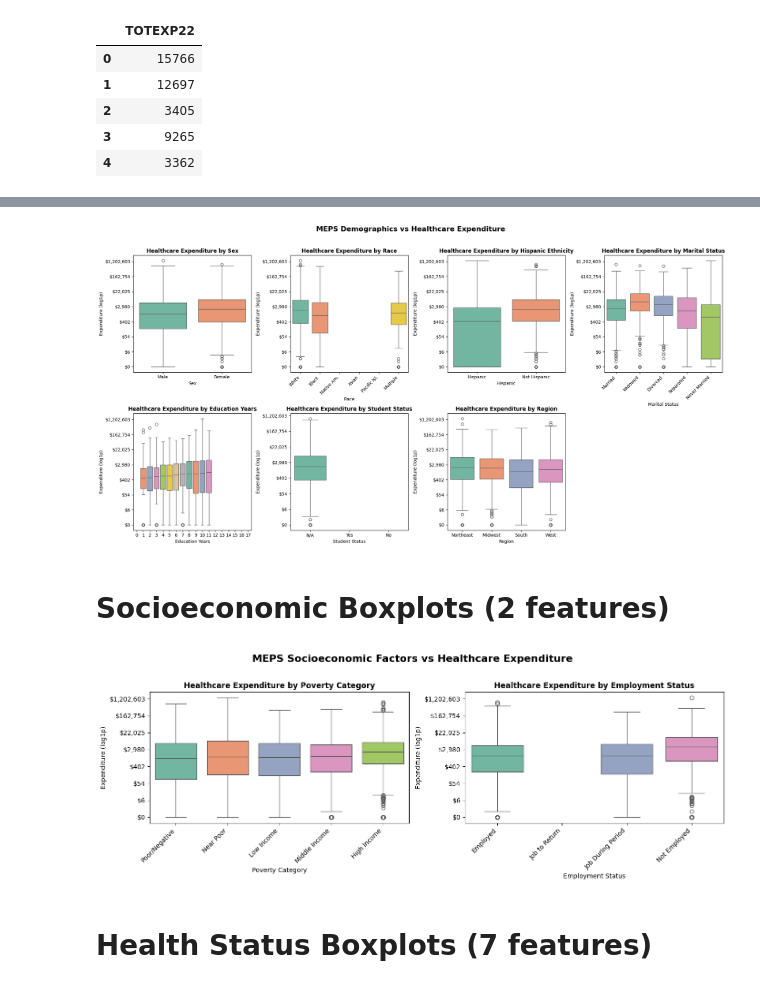
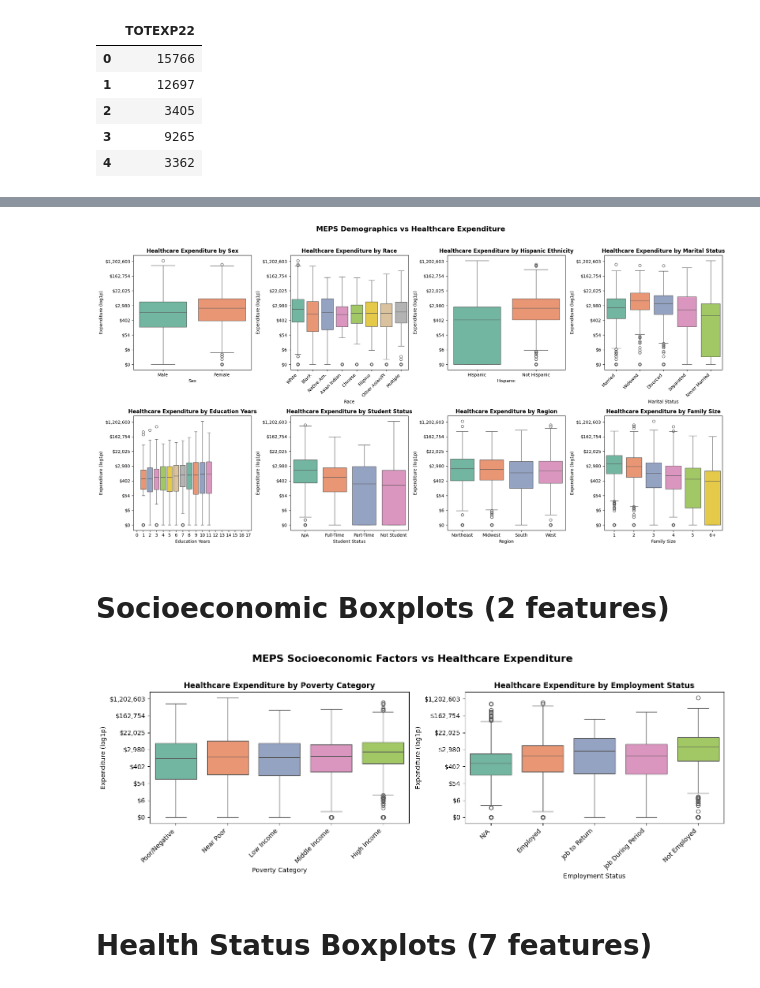
Before and after one commit to CL3364/health-insurance-risk-modeling-with-MEPS, a Jupyter notebook: notebooks/eda.ipynb, the cells around one changed output, grey strips where cells are left out. Saved outputs shown, nothing was run; the diff lists cells and outputs as text; code cells hidden in the pictures.

```diff
--- a/notebooks/eda.ipynb
+++ b/notebooks/eda.ipynb
@@ -148,7 +151,7 @@ rename_map = {
     # IDs
     "DUPERSID": "person_id",
 
-    # Demographics
+    # Demographics (NOTE: AGE22X is top-coded at 85 - values of 85 represent ages >= 85)
     "AGE22X": "age",
     "SEX": "sex",
     "RACEV2X": "race",
@@ -161,10 +164,10 @@ rename_map = {
     # SES / income / employment
     "POVCAT22": "poverty_category",
     "FAMINC22": "family_income",          # (often categorical or edited; keep name explicit)
-    "TTLP22X": "total_family_income",
+    "TTLP22X": "total_person_income",
     "WAGEP22X": "wage_income",
     "BUSNP22X": "business_income",
-    "EMPST53": "employment_status",   # “53” ≈ end-of-year / late-round status (end of the year)
+    "EMPST53": "employment_status",   # "53" ≈ end-of-year / late-round status (end of the year)
 
     # Self-reported health (end-of-year style)
     "RTHLTH53": "self_rated_health",                # (end of the year)
@@ -204,8 +207,11 @@ rename_map = {
     "VAEV22": "has_va_coverage",
     "UNINS22": "uninsured_status",
 
-    # Weights
-    "PERWT22F": "person_weight",
+    # Weights / Utilization / BMI
+    "ADBMI42": "bmi",              # Adult BMI (ages 18+), top-coded at 50, bottom-coded at 10
+    "CHBMIX42": "child_bmi",       # Child BMI (ages 6-17), top-coded at 50, bottom-coded at 10
+    "HAVEUS42": "has_usual_care",
+    "FAMSZE22": "family_size",
 
     # Target
     "TOTEXP22": "total_healthcare_expenditure",
@@ -382,6 +386,7 @@ analysis_df = pd.DataFrame({
     "race": meps["race"],
     "hispanic": meps["hispanic"],
     "marital_status": meps["marital_status"],
+    "family_size": meps["family_size"],
     "education_years": clean(meps["education_years"]),
     "is_student": meps["is_student"],
     "region_2022": meps["region_2022"],
@@ -419,6 +424,7 @@ analysis_df = pd.DataFrame({
     "has_medicaid": meps["has_medicaid"],
     "has_va_coverage": meps["has_va_coverage"],
     "uninsured_status": meps["uninsured_status"],
+    "has_usual_care": meps["has_usual_care"]
 })
 
 # Common variables for boxplots
@@ -438,13 +444,15 @@ axes[0].set_ylabel("Expenditure (log1p)")
 axes[0].yaxis.set_major_formatter(FuncFormatter(to_dollar))
 axes[0].set_xticklabels(["Male", "Female"])
 
-# Race
+# Race (updated to match actual data values)
 race_order = [
     "1 WHITE - NO OTHER RACE REPORTED",
     "2 BLACK - NO OTHER RACE REPORTED",
-    "3 AMER INDIAN/ALASKA NATIVE-NO OTH",
-    "4 ASIAN - NO OTHER RACE REPORTED",
-    "5 NATIVE HAWAIIAN/PACIFIC ISL-NO O",
+    "3 AMER INDIAN/ALASKA NATIVE-NO OTHER RACE",
+    "4 ASIAN INDIAN - NO OTHER RACE REPORTED",
+    "5 CHINESE - NO OTHER RACE REPORTED",
+    "6 FILIPINO - NO OTHER RACE REPORTED",
+    "10 OTH ASIAN/NATV HAWAIIAN/PACFC ISL-NO OTH",
     "12 MULTIPLE RACES REPORTED"
 ]
 sns.boxplot(data=analysis_df, x="race", y="expenditure_log", ax=axes[1], palette="Set2", order=race_order)
@@ -452,7 +460,7 @@ axes[1].set_title("Healthcare Expenditure by Race", fontsize=12, fontweight="bol
 axes[1].set_xlabel("Race")
 axes[1].set_ylabel("Expenditure (log1p)")
 axes[1].yaxis.set_major_formatter(FuncFormatter(to_dollar))
-axes[1].set_xticklabels(["White", "Black", "Native Am.", "Asian", "Pacific Isl.", "Multiple"], rotation=45, ha="right")
+axes[1].set_xticklabels(["White", "Black", "Native Am.", "Asian Indian", "Chinese", "Filipino", "Other Asian/PI", "Multiple"], rotation=45, ha="right")
 
 # Hispanic
 sns.boxplot(data=analysis_df, x="hispanic", y="expenditure_log", ax=axes[2], palette="Set2", order=["1 HISPANIC", "2 NOT HISPANIC"])
@@ -473,38 +481,45 @@ axes[3].set_xticklabels(["Married", "Widowed", "Divorced", "Separated", "Never M
 
 # Education Years (numeric 0-17)
 education_order = [0, 1, 2, 3, 4, 5, 6, 7, 8, 9, 10, 11, 12, 13, 14, 15, 16, 17]
 sns.boxplot(data=analysis_df, x="education_years", y="expenditure_log", ax=axes[4], palette="Set2", order=education_order)
 axes[4].set_title("Healthcare Expenditure by Education Years", fontsize=12, fontweight="bold")
 axes[4].set_xlabel("Education Years")
 axes[4].set_ylabel("Expenditure (log1p)")
 axes[4].yaxis.set_major_formatter(FuncFormatter(to_dollar))
 axes[4].tick_params(axis="x", rotation=0)
 
-# Is Student
-student_order = ["-1 INAPPLICABLE", "1 YES", "2 NO"]
+# Is Student (updated to match actual data values)
+student_order = ["-1 INAPPLICABLE", "1 FULL-TIME STUDENT", "2 PART-TIME STUDENT", "3 NOT A STUDENT"]
 sns.boxplot(data=analysis_df, x="is_student", y="expenditure_log", ax=axes[5], palette="Set2", order=student_order)
 axes[5].set_title("Healthcare Expenditure by Student Status", fontsize=12, fontweight="bold")
 axes[5].set_xlabel("Student Status")
 axes[5].set_ylabel("Expenditure (log1p)")
 axes[5].yaxis.set_major_formatter(FuncFormatter(to_dollar))
-axes[5].set_xticklabels(["N/A", "Yes", "No"])
+axes[5].set_xticklabels(["N/A", "Full-Time", "Part-Time", "Not Student"])
 
 # Region
 region_order = ["1 NORTHEAST", "2 MIDWEST", "3 SOUTH", "4 WEST"]
 sns.boxplot(data=analysis_df, x="region_2022", y="expenditure_log", ax=axes[6], palette="Set2", order=region_order)
 axes[6].set_title("Healthcare Expenditure by Region", fontsize=12, fontweight="bold")
 axes[6].set_xlabel("Region")
 axes[6].set_ylabel("Expenditure (log1p)")
 axes[6].yaxis.set_major_formatter(FuncFormatter(to_dollar))
 axes[6].set_xticklabels(["Northeast", "Midwest", "South", "West"])
 
-axes[7].axis("off")
+# Family Size (updated to match actual data values)
+family_size_order = ["1 PERSON", "2 PERSONS", "3 PERSONS", "4", "5", "6"]
+sns.boxplot(data=analysis_df, x="family_size", y="expenditure_log", ax=axes[7], palette="Set2", order=family_size_order)
+axes[7].set_title("Healthcare Expenditure by Family Size", fontsize=12, fontweight="bold")
+axes[7].set_xlabel("Family Size")
+axes[7].set_ylabel("Expenditure (log1p)")
+axes[7].yaxis.set_major_formatter(FuncFormatter(to_dollar))
+axes[7].set_xticklabels(["1", "2", "3", "4", "5", "6+"])
 
 plt.suptitle("MEPS Demographics vs Healthcare Expenditure", fontsize=16, fontweight="bold", y=1.02)
 plt.tight_layout()
 plt.show()
 # %% [output]
-[figure, old version]
+[figure, new version]
 # %% [markdown]
 # Socioeconomic Boxplots (2 features)
 # %%
@@ -519,10 +534,11 @@ axes[0].set_ylabel("Expenditure (log1p)")
 axes[0].yaxis.set_major_formatter(FuncFormatter(to_dollar))
 axes[0].set_xticklabels(["Poor/Negative", "Near Poor", "Low Income", "Middle Income", "High Income"], rotation=45, ha="right")
 
-# Employment Status
+# Employment Status (updated to match actual data values, including INAPPLICABLE)
 employment_order = [
+    "-1 INAPPLICABLE",
     "1 EMPLOYED AT RD 5/3 INT DATE",
-    "2 JOB TO RETURN TO AT RD 5/3",
+    "2 JOB TO RETURN TO AT RD 5/3 INT DATE",
     "3 JOB DURING RD 5/3 REF PERIOD",
     "4 NOT EMPLOYED DURING RD 5/3"
 ]
@@ -531,13 +547,13 @@ axes[1].set_title("Healthcare Expenditure by Employment Status", fontsize=12, fo
 axes[1].set_xlabel("Employment Status")
 axes[1].set_ylabel("Expenditure (log1p)")
 axes[1].yaxis.set_major_formatter(FuncFormatter(to_dollar))
-axes[1].set_xticklabels(["Employed", "Job to Return", "Job During Period", "Not Employed"], rotation=45, ha="right")
+axes[1].set_xticklabels(["N/A", "Employed", "Job to Return", "Job During Period", "Not Employed"], rotation=45, ha="right")
 
 plt.suptitle("MEPS Socioeconomic Factors vs Healthcare Expenditure", fontsize=16, fontweight="bold", y=1.02)
 plt.tight_layout()
 plt.show()
 # %% [output]
-[figure, old version]
+[figure, new version]
 # %% [markdown]
 # Health Status Boxplots (7 features)
 # %%
```
Also changed, not shown: parts of 13 cells of this notebook.
